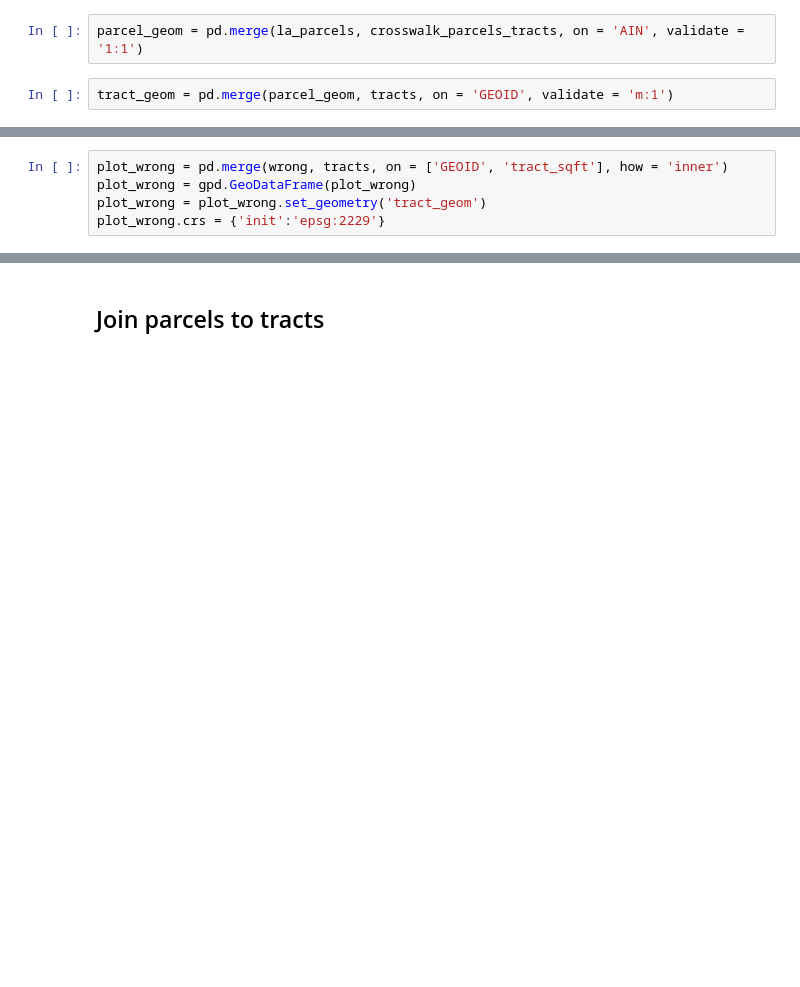
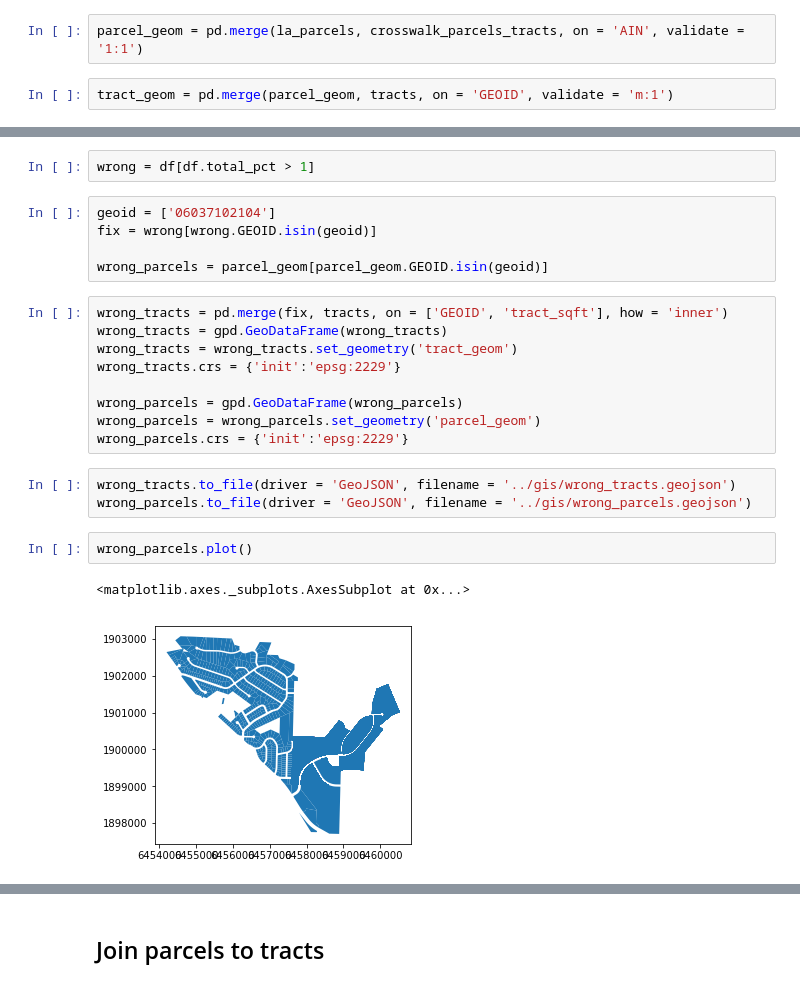
Before and after one commit to CityOfLosAngeles/planning-entitlements, a Jupyter notebook: notebooks/link-tracts-to-tiers.ipynb, the cells around one changed output, grey strips where cells are left out. Drawn from its saved outputs; the diff is of its cells as text; blank space fills up the shorter version.

```diff
--- a/notebooks/link-tracts-to-tiers.ipynb
+++ b/notebooks/link-tracts-to-tiers.ipynb
@@ -46,5 +50,24 @@ len(fraction[fraction.total_pct <= 1])
+# %%
+wrong = df[df.total_pct > 1]
+# %%
+geoid = ['06037102104']
+fix = wrong[wrong.GEOID.isin(geoid)]
+
+wrong_parcels = parcel_geom[parcel_geom.GEOID.isin(geoid)]
 # %%
-plot_wrong = pd.merge(wrong, tracts, on = ['GEOID', 'tract_sqft'], how = 'inner')
-plot_wrong = gpd.GeoDataFrame(plot_wrong)
-plot_wrong = plot_wrong.set_geometry('tract_geom')
-plot_wrong.crs = {'init':'epsg:2229'}
+wrong_tracts = pd.merge(fix, tracts, on = ['GEOID', 'tract_sqft'], how = 'inner')
+wrong_tracts = gpd.GeoDataFrame(wrong_tracts)
+wrong_tracts = wrong_tracts.set_geometry('tract_geom')
+wrong_tracts.crs = {'init':'epsg:2229'}
+
+wrong_parcels = gpd.GeoDataFrame(wrong_parcels)
+wrong_parcels = wrong_parcels.set_geometry('parcel_geom')
+wrong_parcels.crs = {'init':'epsg:2229'}
+# %%
+wrong_tracts.to_file(driver = 'GeoJSON', filename = '../gis/wrong_tracts.geojson')
+wrong_parcels.to_file(driver = 'GeoJSON', filename = '../gis/wrong_parcels.geojson')
+# %%
+wrong_parcels.plot()
+# %% [output]
+<matplotlib.axes._subplots.AxesSubplot at 0x...>
+[figure, added]
```
Also changed, not shown: parts of 6 cells of this notebook.
